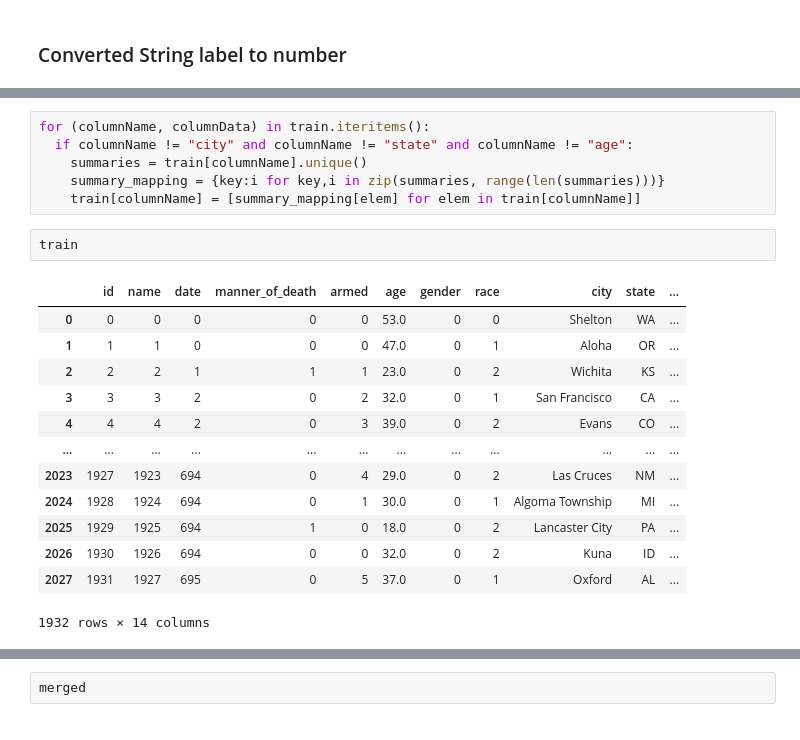
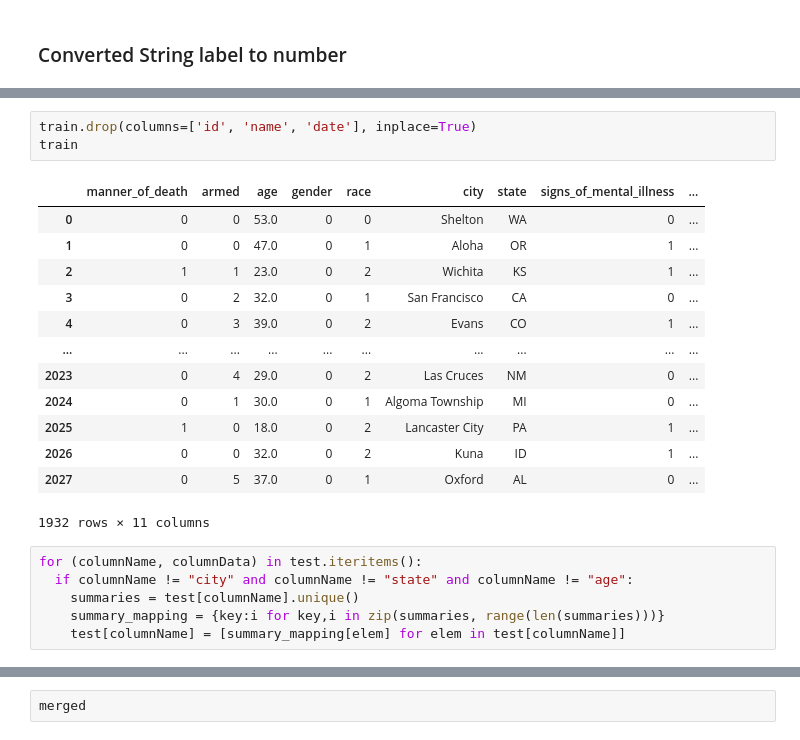
Before and after one commit to xudyang1/data_science_project, a Jupyter notebook: 05-07-update.ipynb, the cells around one changed output, grey strips where cells are left out. Cells and saved outputs as stored; diff of their text form.

```diff
--- a/05-07-update.ipynb
+++ b/05-07-update.ipynb
@@ -944,22 +939,23 @@ train
+# %%
+train.drop(columns=['id', 'name', 'date'], inplace=True)
+train
+# %% [output]
+|  | manner_of_death | armed | age | gender | race | city | state | signs_of_mental_illness | ... |
+| 0 | 0 | 0 | 53.0 | 0 | 0 | Shelton | WA | 0 | ... |
+| 1 | 0 | 0 | 47.0 | 0 | 1 | Aloha | OR | 1 | ... |
+| 2 | 1 | 1 | 23.0 | 0 | 2 | Wichita | KS | 1 | ... |
+| 3 | 0 | 2 | 32.0 | 0 | 1 | San Francisco | CA | 0 | ... |
+| 4 | 0 | 3 | 39.0 | 0 | 2 | Evans | CO | 1 | ... |
+| ... | ... | ... | ... | ... | ... | ... | ... | ... | ... |
+| 2023 | 0 | 4 | 29.0 | 0 | 2 | Las Cruces | NM | 0 | ... |
+| 2024 | 0 | 1 | 30.0 | 0 | 1 | Algoma Township | MI | 0 | ... |
+| 2025 | 1 | 0 | 18.0 | 0 | 2 | Lancaster City | PA | 1 | ... |
+| 2026 | 0 | 0 | 32.0 | 0 | 2 | Kuna | ID | 1 | ... |
+| 2027 | 0 | 5 | 37.0 | 0 | 1 | Oxford | AL | 0 | ... |
+1932 rows × 11 columns
 # %%
-for (columnName, columnData) in train.iteritems():
+for (columnName, columnData) in test.iteritems():
   if columnName != "city" and columnName != "state" and columnName != "age":
-    summaries = train[columnName].unique()
+    summaries = test[columnName].unique()
     summary_mapping = {key:i for key,i in zip(summaries, range(len(summaries)))}
-    train[columnName] = [summary_mapping[elem] for elem in train[columnName]]
+    test[columnName] = [summary_mapping[elem] for elem in test[columnName]]
-# %%
-train
-# %% [output]
-|  | id | name | date | manner_of_death | armed | age | gender | race | city | state | ... |
-| 0 | 0 | 0 | 0 | 0 | 0 | 53.0 | 0 | 0 | Shelton | WA | ... |
-| 1 | 1 | 1 | 0 | 0 | 0 | 47.0 | 0 | 1 | Aloha | OR | ... |
-| 2 | 2 | 2 | 1 | 1 | 1 | 23.0 | 0 | 2 | Wichita | KS | ... |
-| 3 | 3 | 3 | 2 | 0 | 2 | 32.0 | 0 | 1 | San Francisco | CA | ... |
-| 4 | 4 | 4 | 2 | 0 | 3 | 39.0 | 0 | 2 | Evans | CO | ... |
-| ... | ... | ... | ... | ... | ... | ... | ... | ... | ... | ... | ... |
-| 2023 | 1927 | 1923 | 694 | 0 | 4 | 29.0 | 0 | 2 | Las Cruces | NM | ... |
-| 2024 | 1928 | 1924 | 694 | 0 | 1 | 30.0 | 0 | 1 | Algoma Township | MI | ... |
-| 2025 | 1929 | 1925 | 694 | 1 | 0 | 18.0 | 0 | 2 | Lancaster City | PA | ... |
-| 2026 | 1930 | 1926 | 694 | 0 | 0 | 32.0 | 0 | 2 | Kuna | ID | ... |
-| 2027 | 1931 | 1927 | 695 | 0 | 5 | 37.0 | 0 | 1 | Oxford | AL | ... |
-1932 rows × 14 columns
```
Also changed, not shown: parts of 37 cells of this notebook.
